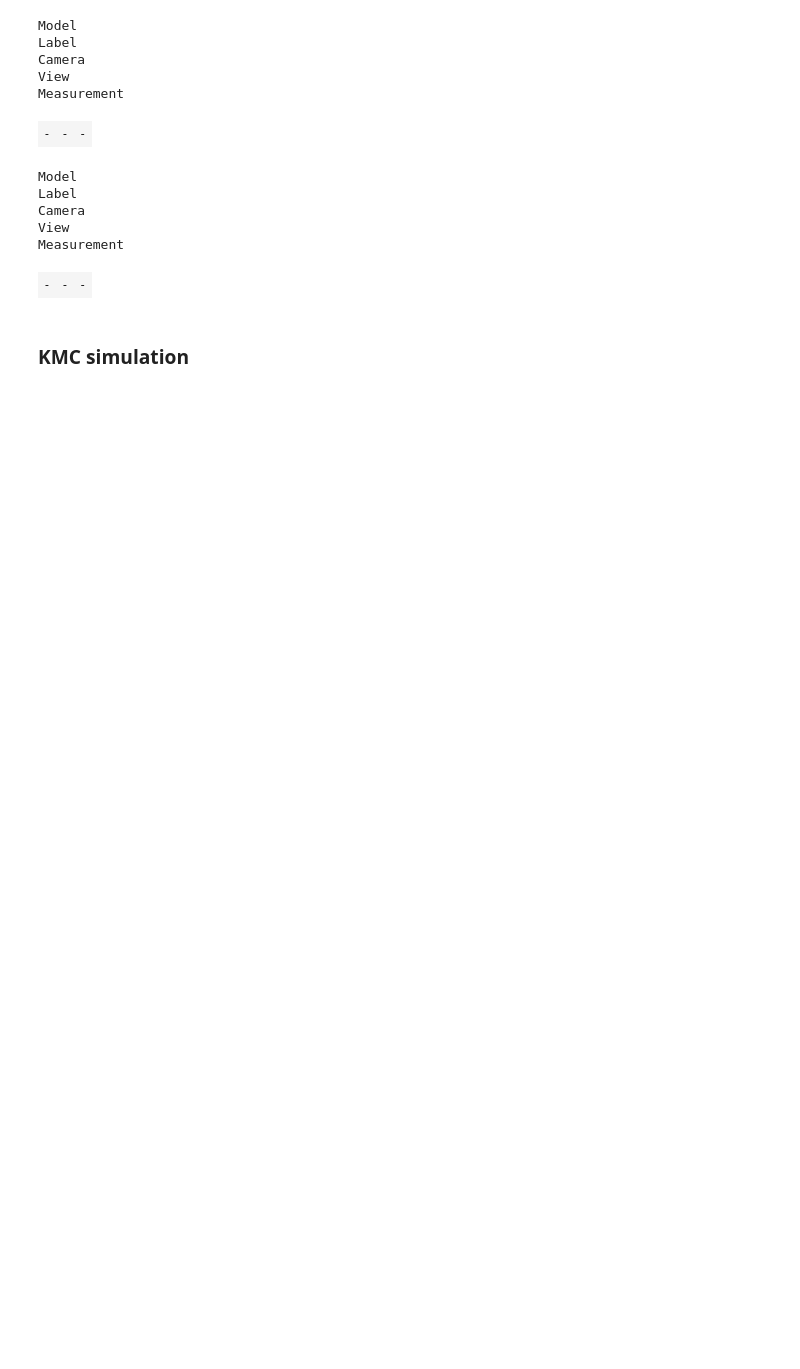
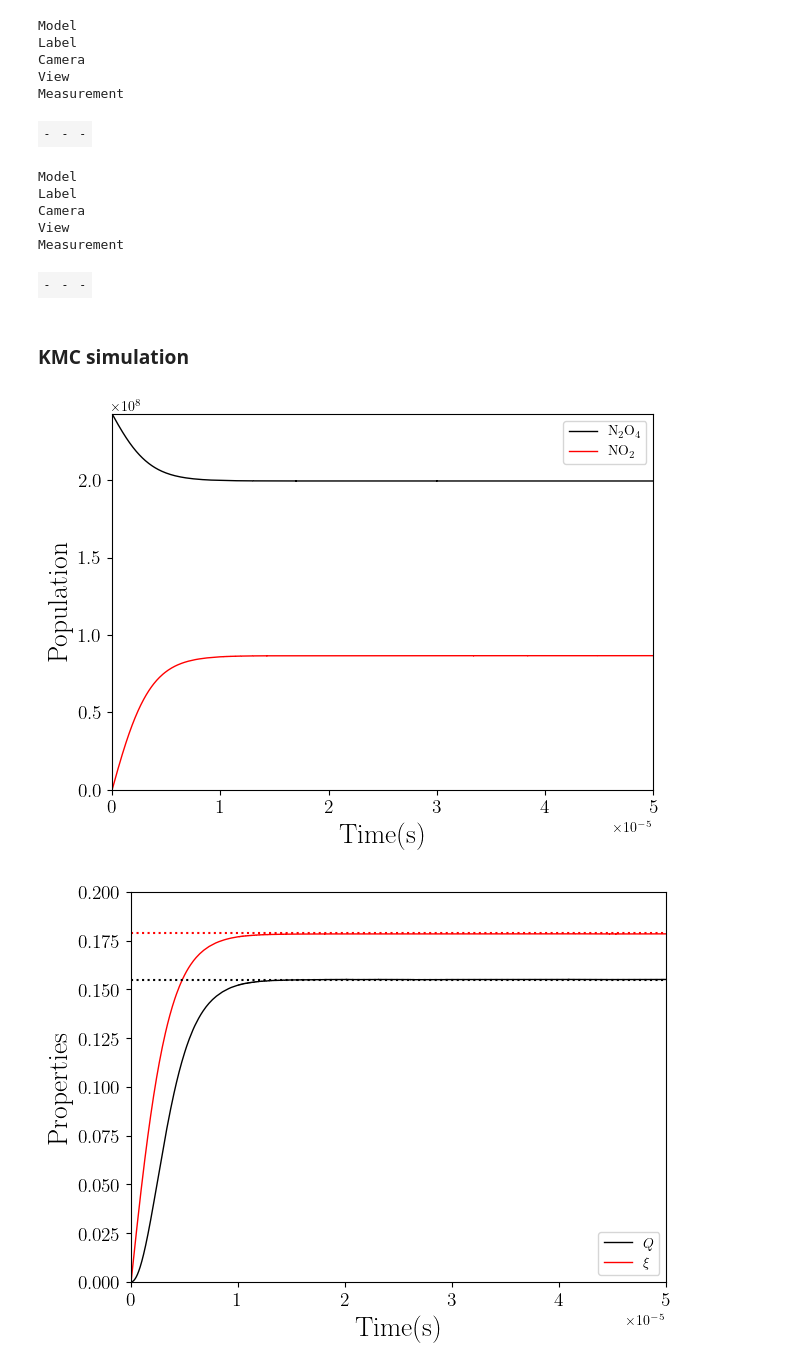
Before and after one commit to emartineznunez/Kp, a Jupyter notebook: kp.ipynb, the cells around one changed output. Cells and saved outputs as stored; diff of their text form; code cells hidden in the pictures; blank space fills up the shorter version.

```diff
--- a/kp.ipynb
+++ b/kp.ipynb
@@ -881,0 +881,61 @@ Measurement
+# %%
+#@title Running the calculation
+#!kmc.exe<N2O4.dat>N2O4.out
+! awk 'BEGIN{mol[1]=0;mol[2]=0; print "time, p1, p2"};/TIME/{t=$2;nm=0};/Molecules of/{++nm;mol[nm]=$4};/EQUILIBRIUM PRO/{print t,","mol[1],","mol[2]}' N2O4.out > KMC.csv
+! awk 'BEGIN{print "time,kp,xi"};/TIME/{t=$2};/Kp/{getline; print t,",",$2,",",$3}' N2O4.out > kp.csv
+
+
+
+import pandas as pd
+
+
+plt.rcParams['text.usetex'] = True
+plt.xticks(fontsize=14)
+plt.yticks(fontsize=14)
+
+data = pd.read_csv('KMC.csv')
+
+x = data['time']
+y1 = data[' p1']
+y2 = data[' p2']
+plt.plot(x,y1,color='black',label=r'$\mathrm{N_2O_4}$',linewidth=1.0)
+plt.plot(x,y2,color='red',label=r'$\mathrm{NO_2}$',linewidth=1.0)
+
+plt.ylabel(r'$\mathrm{Population}$',fontsize=20)
+plt.xlabel(r'$\mathrm{Time (s)}$',fontsize=20)
+
+plt.legend()
+plt.xlim(0,max(x))
+plt.ylim(0,max(data[' p1']))
+plt.tight_layout()
+plt.savefig('KMC.svg',bbox_inches='tight')
+plt.show()
+
+
+data = pd.read_csv('kp.csv')
+
+x = data['time']
+y1 = data['kp']
+y2 = data['xi']
+plt.plot(x,y1,color='black',label=r'$Q$',linewidth=1.0)
+plt.plot(x,y2,color='red',label=r'$\xi$',linewidth=1.0)
+
+
+plt.ylabel(r'$\mathrm{Properties}$',fontsize=20)
+plt.xlabel(r'$\mathrm{Time (s)}$',fontsize=20)
+
+
+plt.xlim(0,max(x))
+plt.ylim(0,0.2)
+plt.tight_layout()
+plt.legend()
+plt.xticks(fontsize=14)
+plt.yticks(fontsize=14)
+plt.axhline(y=0.155, color='black', linestyle=':')
+plt.axhline(y=0.179, color='red', linestyle=':')
+
+plt.savefig('Kp.svg',bbox_inches='tight')
+plt.show()
+# %% [output]
+[figure, added]
+[figure, added]
```
Also changed, not shown: parts of 4 cells of this notebook.
